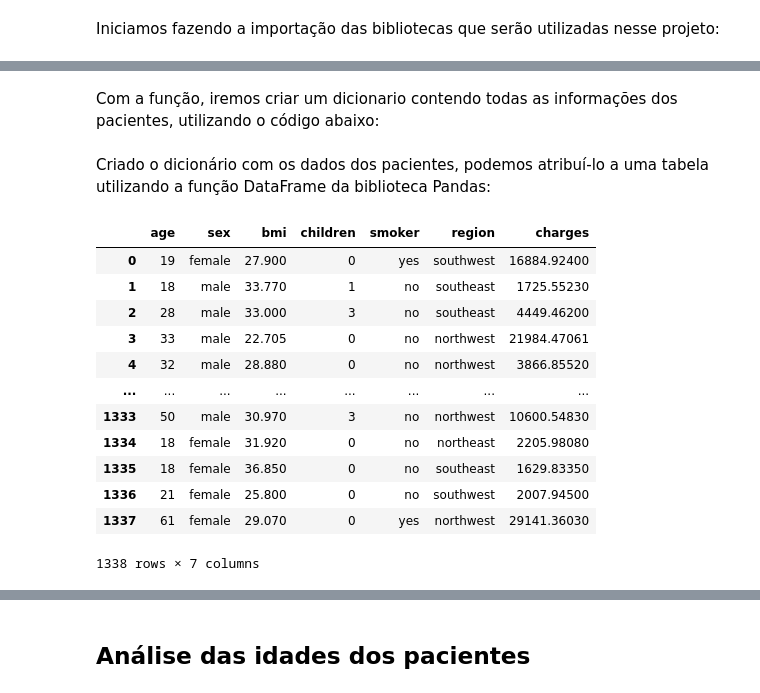
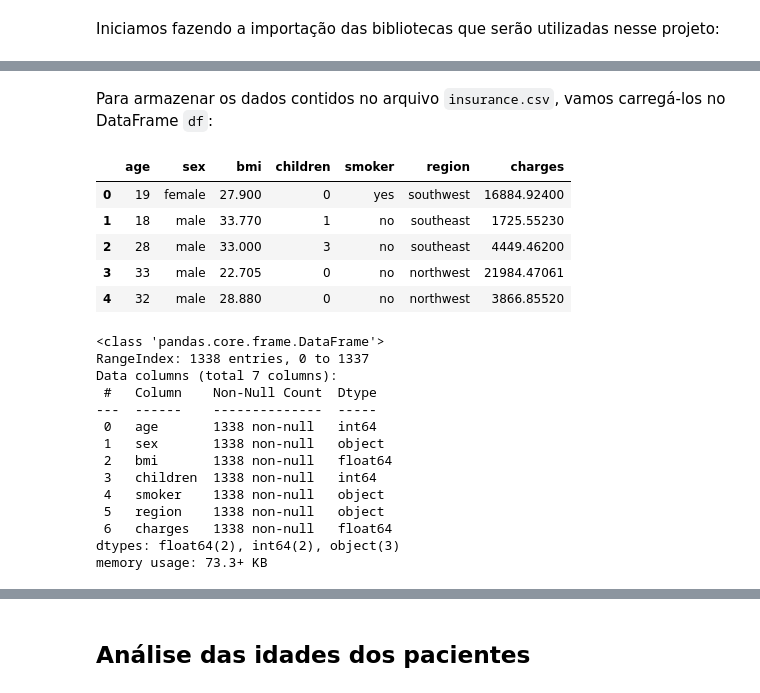
Before and after one commit to nickjlopes/Custos_Seguro_Medico, a Jupyter notebook: us-medical-insurance-costs.ipynb, the cells around one changed output, grey strips where cells are left out. Saved outputs shown, nothing was run; the diff lists cells and outputs as text; code cells hidden in the pictures.

```diff
--- a/us-medical-insurance-costs.ipynb
+++ b/us-medical-insurance-costs.ipynb
@@ -38,2 +23,0 @@ def load_list_data(csv_file, column_name):
-# %% [markdown]
-Com a função, iremos criar um dicionario contendo todas as informações dos pacientes, utilizando o código abaixo:
@@ -49,20 +24,30 @@ pacientes['charges'] = list(map(float, load_list_data('insurance.csv', 'charges'
-# %% [markdown]
-Criado o dicionário com os dados dos pacientes, podemos atribuí-lo a uma tabela utilizando a função DataFrame da biblioteca Pandas:
+# %% [markdown]
+Para armazenar os dados contidos no arquivo `insurance.csv`, vamos carregá-los no DataFrame `df`:
 # %%
-df = pd.DataFrame(pacientes)
+df = pd.read_csv('insurance.csv')
 
-df
+df.head()
 # %% [output]
 |  | age | sex | bmi | children | smoker | region | charges |
 | 0 | 19 | female | 27.900 | 0 | yes | southwest | 16884.92400 |
 | 1 | 18 | male | 33.770 | 1 | no | southeast | 1725.55230 |
 | 2 | 28 | male | 33.000 | 3 | no | southeast | 4449.46200 |
 | 3 | 33 | male | 22.705 | 0 | no | northwest | 21984.47061 |
 | 4 | 32 | male | 28.880 | 0 | no | northwest | 3866.85520 |
-| ... | ... | ... | ... | ... | ... | ... | ... |
-| 1333 | 50 | male | 30.970 | 3 | no | northwest | 10600.54830 |
-| 1334 | 18 | female | 31.920 | 0 | no | northeast | 2205.98080 |
-| 1335 | 18 | female | 36.850 | 0 | no | southeast | 1629.83350 |
-| 1336 | 21 | female | 25.800 | 0 | no | southwest | 2007.94500 |
-| 1337 | 61 | female | 29.070 | 0 | yes | northwest | 29141.36030 |
-1338 rows × 7 columns
+# %%
+df.info()
+# %% [output]
+<class 'pandas.core.frame.DataFrame'>
+RangeIndex: 1338 entries, 0 to 1337
+Data columns (total 7 columns):
+ #   Column    Non-Null Count  Dtype
+---  ------    --------------  -----
+ 0   age       1338 non-null   int64
+ 1   sex       1338 non-null   object
+ 2   bmi       1338 non-null   float64
+ 3   children  1338 non-null   int64
+ 4   smoker    1338 non-null   object
+ 5   region    1338 non-null   object
+ 6   charges   1338 non-null   float64
+dtypes: float64(2), int64(2), object(3)
+memory usage: 73.3+ KB
```
Also changed, not shown: parts of 5 cells of this notebook.
